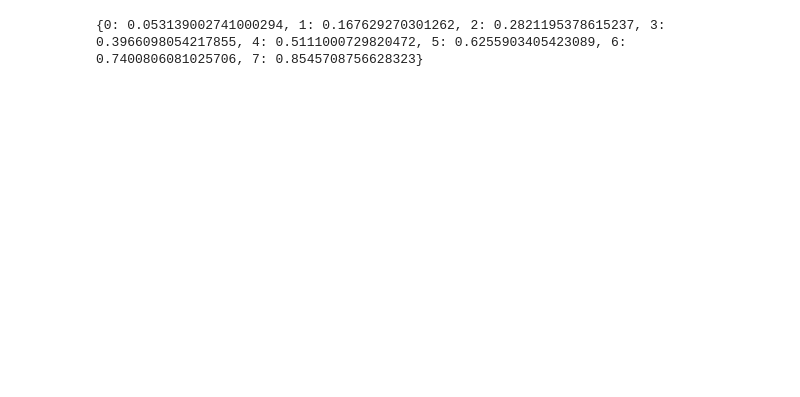
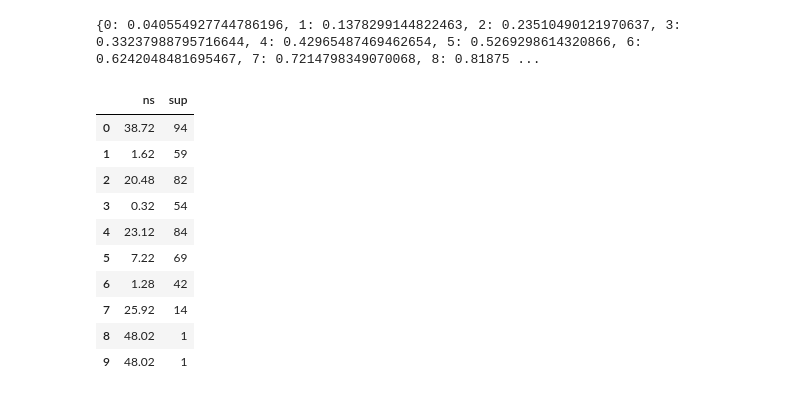
Before and after one commit to markkod/pc3-enzymes, a Jupyter notebook: Untitled.ipynb, the cells around one changed output. Saved outputs shown, nothing was run; the diff lists cells and outputs as text; code cells hidden in the pictures; blank space fills up the shorter version.

Commit message:
chi implemented. todo: refactor to a separate function, test on larger real data sets on different columns

```diff
--- a/Untitled.ipynb
+++ b/Untitled.ipynb
@@ -47,12 +49,36 @@ for i in range(nr_of_bins):
     bins[i] = cl_1_min + b * i
 print(bins)
 
+# compute support for each bin
 bins_with_attrs_idx = {}
+sup_bins = {}
 for a in col_1:
-    x = (a - cl_1_min) / b
+    x = int((a - cl_1_min) / b)
     col_1_bins.append(x)
-# compute support for each bin
-
-# perform chisquared for the support
+    if x in sup_bins:
+        sup_bins[x] += 1
+    else:
+        sup_bins[x] = 1
 # %% [output]
-{0: 0.053139002741000294, 1: 0.167629270301262, 2: 0.2821195378615237, 3: 0.3966098054217855, 4: 0.5111000729820472, 5: 0.6255903405423089, 6: 0.7400806081025706, 7: 0.8545708756628323}
+{0: 0.040554927744786196, 1: 0.1378299144822463, 2: 0.23510490121970637, 3: 0.33237988795716644, 4: 0.42965487469462654, 5: 0.5269298614320866, 6: 0.6242048481695467, 7: 0.7214798349070068, 8: 0.81875 ...
+# %%
+supports = np.array(list(sup_bins.values()))
+average = np.average(supports)
+norm_supports = (supports - average) ** 2 / average
+norm_supports = norm_supports
+
+#TODO: probably false keys bc dictionaries are not sorted
+sup_df = pd.DataFrame(index=range(0,10), data = zip(norm_supports, supports), columns = ['ns', 'sup'])
+sup_df
+# %% [output]
+|  | ns | sup |
+| 0 | 38.72 | 94 |
+| 1 | 1.62 | 59 |
+| 2 | 20.48 | 82 |
+| 3 | 0.32 | 54 |
+| 4 | 23.12 | 84 |
+| 5 | 7.22 | 69 |
+| 6 | 1.28 | 42 |
+| 7 | 25.92 | 14 |
+| 8 | 48.02 | 1 |
+| 9 | 48.02 | 1 |
```
Also changed, not shown: parts of 11 cells of this notebook, 1 other file.
